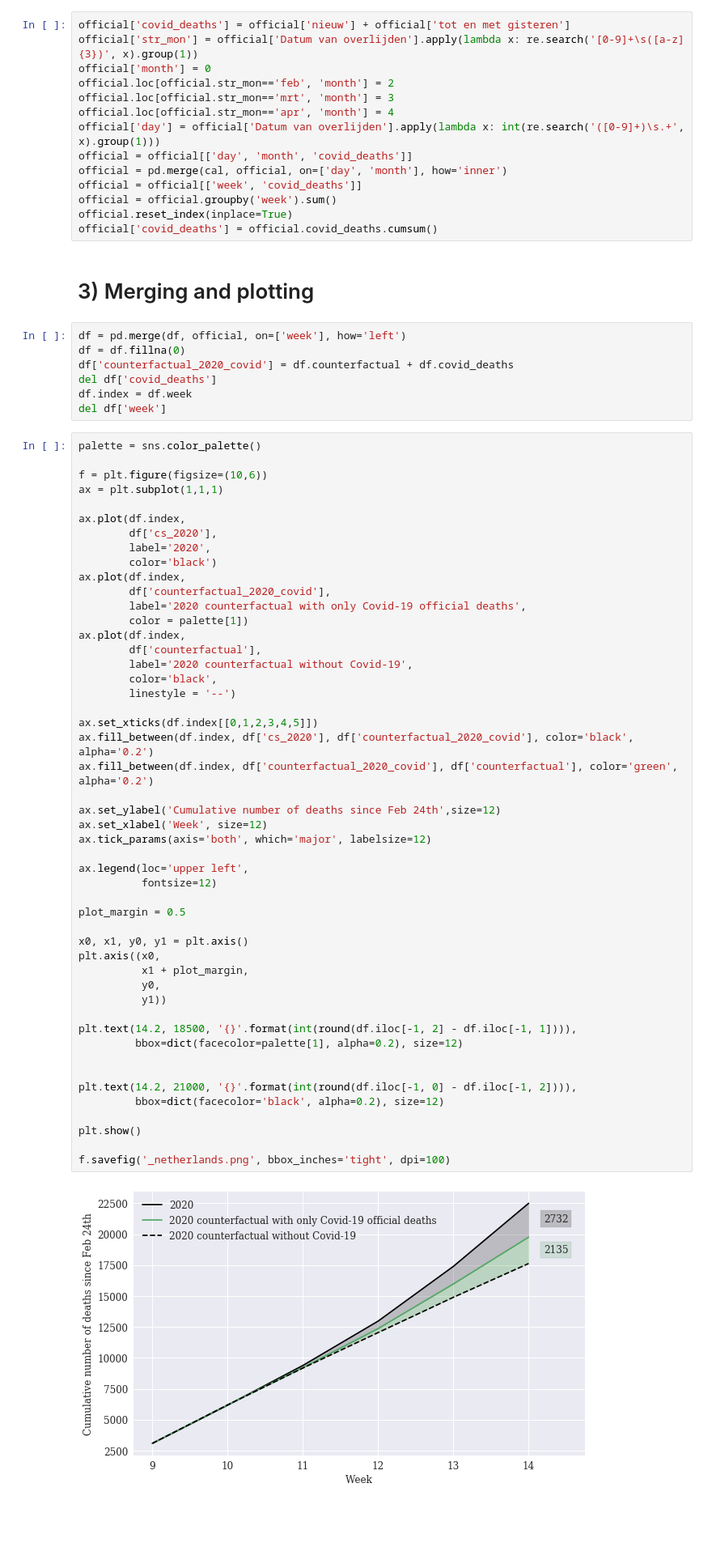
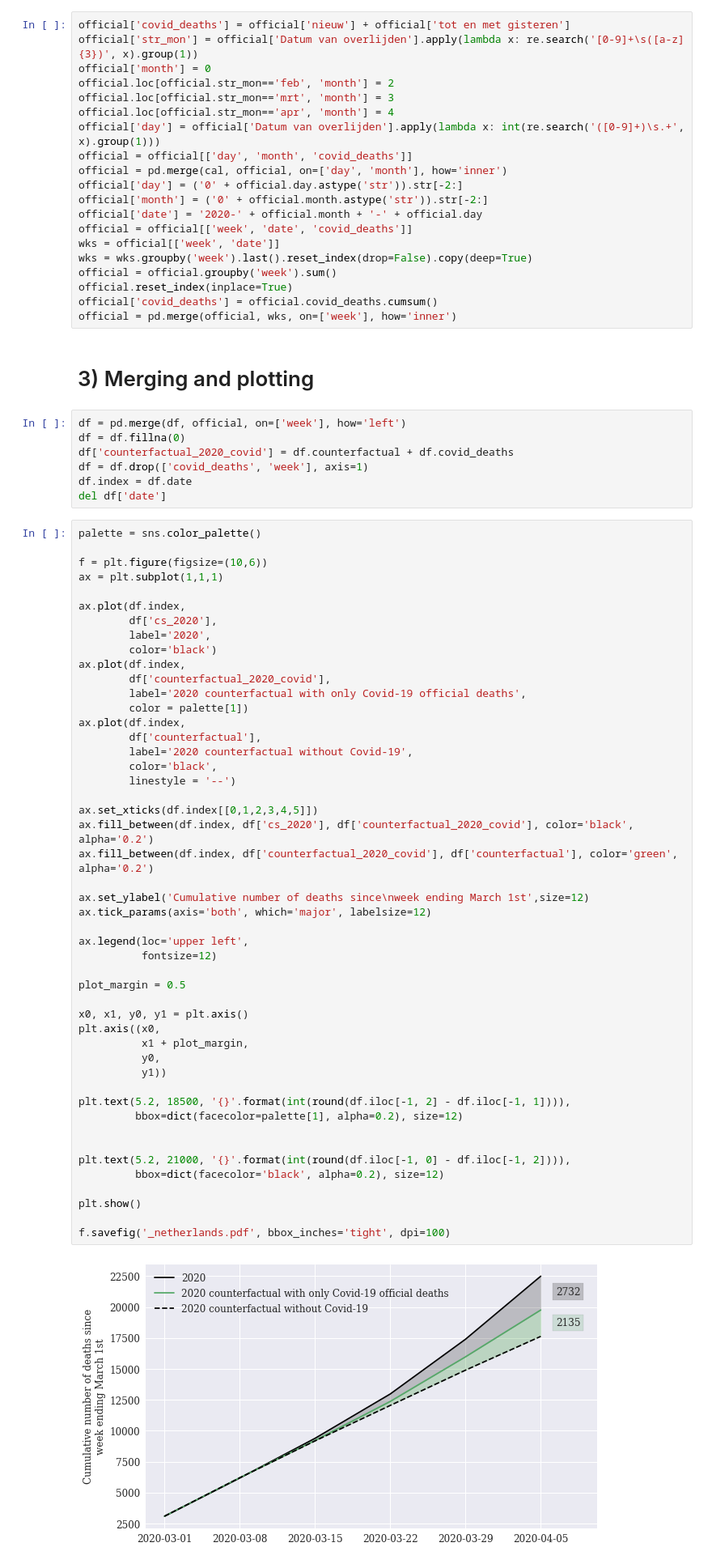
Before and after one commit to sebastianhohmann/covid19_total_death, a Jupyter notebook: netherlands/ND_counterfactual.ipynb, the cells around one changed output. Shown at 81% size. Saved outputs shown, nothing was run; the diff lists cells and outputs as text; blank space fills up the shorter version.

Commit message:
changed NED axis to have dates not weeks

```diff
--- a/netherlands/ND_counterfactual.ipynb
+++ b/netherlands/ND_counterfactual.ipynb
@@ -197,19 +197,25 @@ official.loc[official.str_mon=='apr', 'month'] = 4
 official['day'] = official['Datum van overlijden'].apply(lambda x: int(re.search('([0-9]+)\s.+', x).group(1)))
 official = official[['day', 'month', 'covid_deaths']]
 official = pd.merge(cal, official, on=['day', 'month'], how='inner')
-official = official[['week', 'covid_deaths']]
+official['day'] = ('0' + official.day.astype('str')).str[-2:]
+official['month'] = ('0' + official.month.astype('str')).str[-2:]
+official['date'] = '2020-' + official.month + '-' + official.day
+official = official[['week', 'date', 'covid_deaths']]
+wks = official[['week', 'date']]
+wks = wks.groupby('week').last().reset_index(drop=False).copy(deep=True)
 official = official.groupby('week').sum()
 official.reset_index(inplace=True)
 official['covid_deaths'] = official.covid_deaths.cumsum()
+official = pd.merge(official, wks, on=['week'], how='inner')
 # %% [markdown]
 # 3) Merging and plotting
 # %%
 df = pd.merge(df, official, on=['week'], how='left')
 df = df.fillna(0)
 df['counterfactual_2020_covid'] = df.counterfactual + df.covid_deaths
-del df['covid_deaths']
-df.index = df.week
-del df['week']
+df = df.drop(['covid_deaths', 'week'], axis=1)
+df.index = df.date
+del df['date']
 # %%
 palette = sns.color_palette()
 
@@ -228,39 +234,38 @@ ax.plot(df.index,
         df['counterfactual'],
         label='2020 counterfactual without Covid-19',
         color='black',
         linestyle = '--')
 
 ax.set_xticks(df.index[[0,1,2,3,4,5]])
 ax.fill_between(df.index, df['cs_2020'], df['counterfactual_2020_covid'], color='black', alpha='0.2')
 ax.fill_between(df.index, df['counterfactual_2020_covid'], df['counterfactual'], color='green', alpha='0.2')
 
-ax.set_ylabel('Cumulative number of deaths since Feb 24th',size=12)
-ax.set_xlabel('Week', size=12)
+ax.set_ylabel('Cumulative number of deaths since\nweek ending March 1st',size=12)
 ax.tick_params(axis='both', which='major', labelsize=12)
 
 ax.legend(loc='upper left',
           fontsize=12)
 
 plot_margin = 0.5
 
 x0, x1, y0, y1 = plt.axis()
 plt.axis((x0,
           x1 + plot_margin,
           y0,
           y1))
 
-plt.text(14.2, 18500, '{}'.format(int(round(df.iloc[-1, 2] - df.iloc[-1, 1]))),
+plt.text(5.2, 18500, '{}'.format(int(round(df.iloc[-1, 2] - df.iloc[-1, 1]))),
          bbox=dict(facecolor=palette[1], alpha=0.2), size=12)
 
 
-plt.text(14.2, 21000, '{}'.format(int(round(df.iloc[-1, 0] - df.iloc[-1, 2]))),
+plt.text(5.2, 21000, '{}'.format(int(round(df.iloc[-1, 0] - df.iloc[-1, 2]))),
          bbox=dict(facecolor='black', alpha=0.2), size=12)
 
 plt.show()
 
-f.savefig('_netherlands.png', bbox_inches='tight', dpi=100)
+f.savefig('_netherlands.pdf', bbox_inches='tight', dpi=100)
 # %% [output]
-[figure, old version]
+[figure, new version]
 # %%
 print('Official covid-deaths: {} = green - dashed black'.format(round(df.iloc[-1, 2] - df.iloc[-1, 1])))
 print('Excess deaths: {} = solid black - dashed black'.format(round(df.iloc[-1, 0] - df.iloc[-1, 1])))
```
Also changed, not shown: 1 other file.
